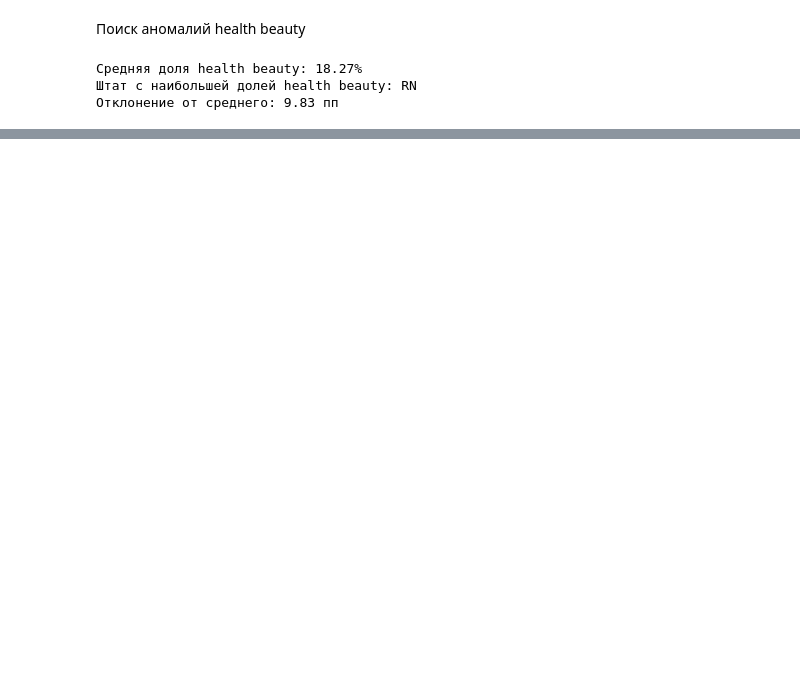
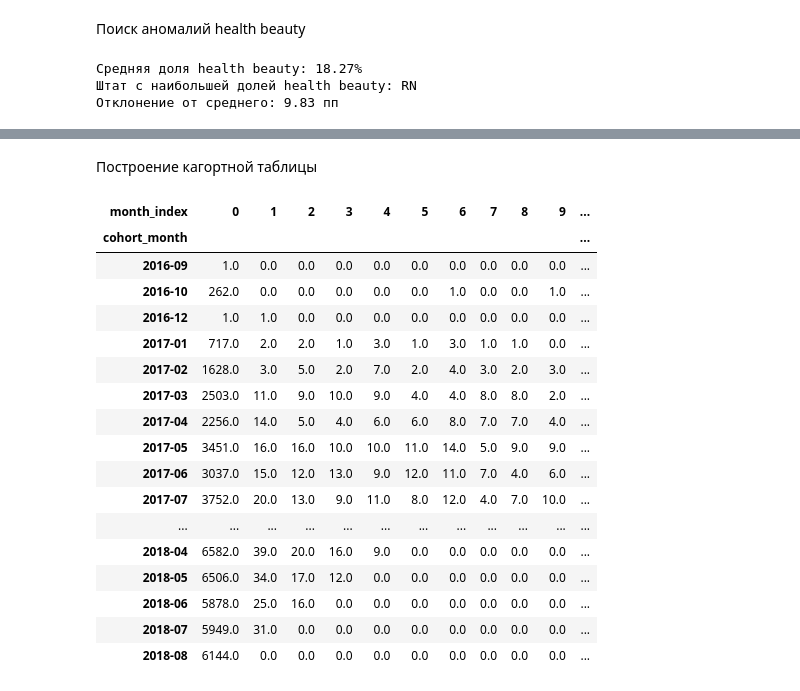
Before and after one commit to Ferrddd/Python-lab3, a Jupyter notebook: main.ipynb, the cells around one changed output, grey strips where cells are left out. Drawn from its saved outputs; the diff is of its cells as text; code cells hidden in the pictures; blank space fills up the shorter version.

```diff
--- a/main.ipynb
+++ b/main.ipynb
@@ -345,0 +350,11 @@ print(f"Отклонение от среднего: {(anomaly_val - mean_val):.2
+# %%
+cohort_df = df_delivered[["customer_unique_id", "order_id",
+                            "order_purchase_timestamp"]].copy()
+
+cohort_df["cohort_month"] = (
+    cohort_df
+    .groupby("customer_unique_id")["order_purchase_timestamp"]
+    .transform("min") # Для каждого покупателя оставляем только дату первой покупки
+    .dt.to_period("M")# Обрезаем значение даты до месяца
+)
+cohort_df
@@ -345,0 +377,7 @@ print(f"Отклонение от среднего: {(anomaly_val - mean_val):.2
+# %%
+order_period = cohort_df["order_purchase_timestamp"].dt.to_period("M")
+cohort_df["month_index"] = ((
+    order_period - cohort_df["cohort_month"])
+    .apply(lambda x: x.n) # Из <n*MonthEnds> извлекаем только число месяцев
+)
+cohort_df
@@ -345,0 +398,33 @@ print(f"Отклонение от среднего: {(anomaly_val - mean_val):.2
+# %% [markdown]
+Построение кагортной таблицы
+# %%
+retention_abs = (
+    cohort_df
+    .groupby(["cohort_month", "month_index"])["customer_unique_id"] # обедияем по  месяцу и индексу
+    .nunique() #считаем количество уникальных клиентов
+    .reset_index() #После группировки месяца и инледсы месяцев стали индексами. Исправляем
+    .pivot_table(index="cohort_month",
+                 columns="month_index",
+                 values="customer_unique_id",
+                 fill_value=0) # строим сводную таблицу
+)
+retention_abs
+# %% [output]
+| month_index | 0 | 1 | 2 | 3 | 4 | 5 | 6 | 7 | 8 | 9 | ... |
+| cohort_month |  |  |  |  |  |  |  |  |  |  | ... |
+| 2016-09 | 1.0 | 0.0 | 0.0 | 0.0 | 0.0 | 0.0 | 0.0 | 0.0 | 0.0 | 0.0 | ... |
+| 2016-10 | 262.0 | 0.0 | 0.0 | 0.0 | 0.0 | 0.0 | 1.0 | 0.0 | 0.0 | 1.0 | ... |
+| 2016-12 | 1.0 | 1.0 | 0.0 | 0.0 | 0.0 | 0.0 | 0.0 | 0.0 | 0.0 | 0.0 | ... |
+| 2017-01 | 717.0 | 2.0 | 2.0 | 1.0 | 3.0 | 1.0 | 3.0 | 1.0 | 1.0 | 0.0 | ... |
+| 2017-02 | 1628.0 | 3.0 | 5.0 | 2.0 | 7.0 | 2.0 | 4.0 | 3.0 | 2.0 | 3.0 | ... |
+| 2017-03 | 2503.0 | 11.0 | 9.0 | 10.0 | 9.0 | 4.0 | 4.0 | 8.0 | 8.0 | 2.0 | ... |
+| 2017-04 | 2256.0 | 14.0 | 5.0 | 4.0 | 6.0 | 6.0 | 8.0 | 7.0 | 7.0 | 4.0 | ... |
+| 2017-05 | 3451.0 | 16.0 | 16.0 | 10.0 | 10.0 | 11.0 | 14.0 | 5.0 | 9.0 | 9.0 | ... |
+| 2017-06 | 3037.0 | 15.0 | 12.0 | 13.0 | 9.0 | 12.0 | 11.0 | 7.0 | 4.0 | 6.0 | ... |
+| 2017-07 | 3752.0 | 20.0 | 13.0 | 9.0 | 11.0 | 8.0 | 12.0 | 4.0 | 7.0 | 10.0 | ... |
+| ... | ... | ... | ... | ... | ... | ... | ... | ... | ... | ... | ... |
+| 2018-04 | 6582.0 | 39.0 | 20.0 | 16.0 | 9.0 | 0.0 | 0.0 | 0.0 | 0.0 | 0.0 | ... |
+| 2018-05 | 6506.0 | 34.0 | 17.0 | 12.0 | 0.0 | 0.0 | 0.0 | 0.0 | 0.0 | 0.0 | ... |
+| 2018-06 | 5878.0 | 25.0 | 16.0 | 0.0 | 0.0 | 0.0 | 0.0 | 0.0 | 0.0 | 0.0 | ... |
+| 2018-07 | 5949.0 | 31.0 | 0.0 | 0.0 | 0.0 | 0.0 | 0.0 | 0.0 | 0.0 | 0.0 | ... |
+| 2018-08 | 6144.0 | 0.0 | 0.0 | 0.0 | 0.0 | 0.0 | 0.0 | 0.0 | 0.0 | 0.0 | ... |
```
Also changed, not shown: parts of 7 cells of this notebook, 1 other file.
